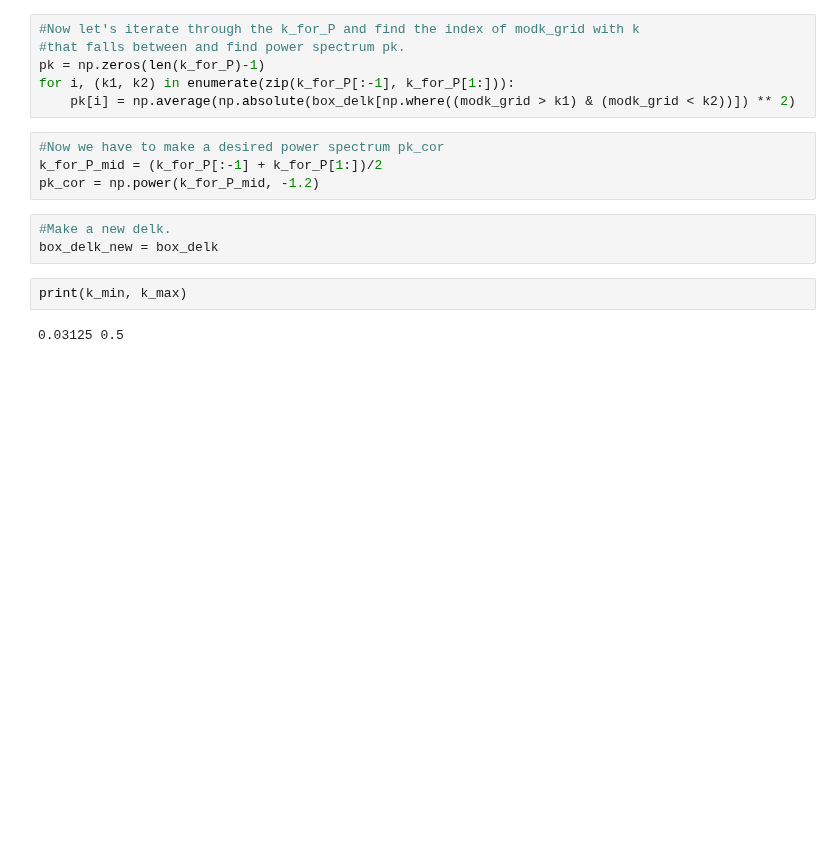
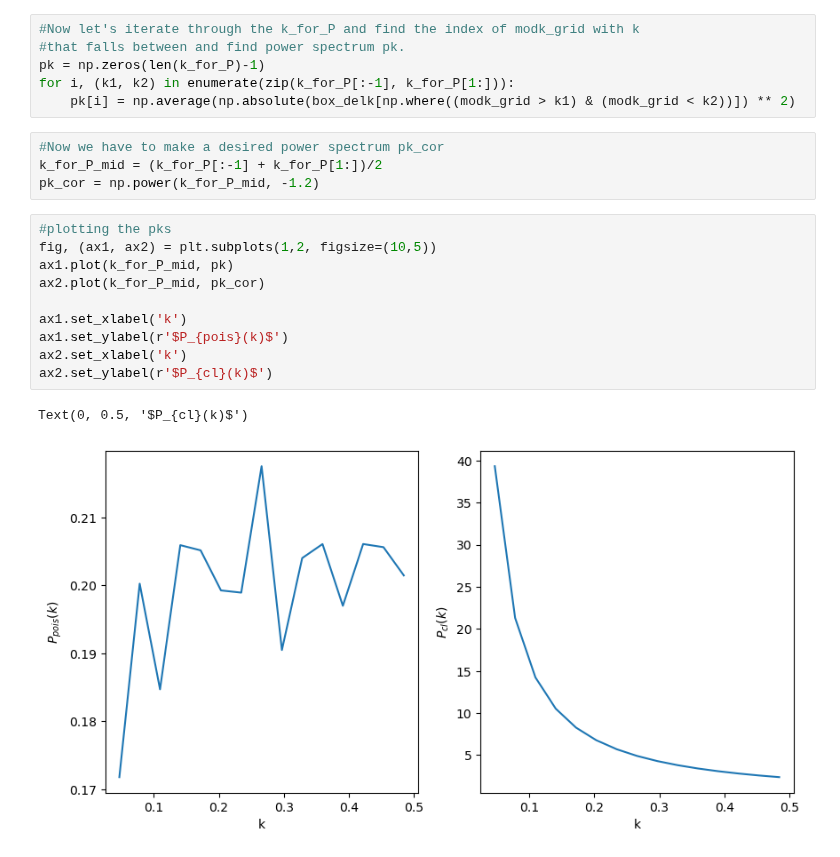
Before and after one commit to VibinRam/DP2, a Jupyter notebook: Codes/Clustering_simulation/GonzalezClusterSim.ipynb, the cells around one changed output. Drawn from its saved outputs; the diff is of its cells as text; blank space fills up the shorter version.

```diff
--- a/Codes/Clustering_simulation/GonzalezClusterSim.ipynb
+++ b/Codes/Clustering_simulation/GonzalezClusterSim.ipynb
@@ -47,10 +47,16 @@ for i, (k1, k2) in enumerate(zip(k_for_P[:-1], k_for_P[1:])):
 #Now we have to make a desired power spectrum pk_cor
 k_for_P_mid = (k_for_P[:-1] + k_for_P[1:])/2
 pk_cor = np.power(k_for_P_mid, -1.2)
-# %%
-#Make a new delk.
-box_delk_new = box_delk
-# %%
-print(k_min, k_max)
-# %% [output]
-0.03125 0.5
+# %%
+#plotting the pks
+fig, (ax1, ax2) = plt.subplots(1,2, figsize=(10,5))
+ax1.plot(k_for_P_mid, pk)
+ax2.plot(k_for_P_mid, pk_cor)
+
+ax1.set_xlabel('k')
+ax1.set_ylabel(r'$P_{pois}(k)$')
+ax2.set_xlabel('k')
+ax2.set_ylabel(r'$P_{cl}(k)$')
+# %% [output]
+Text(0, 0.5, '$P_{cl}(k)$')
+[figure, added]
```
Also changed, not shown: parts of 4 cells of this notebook.
